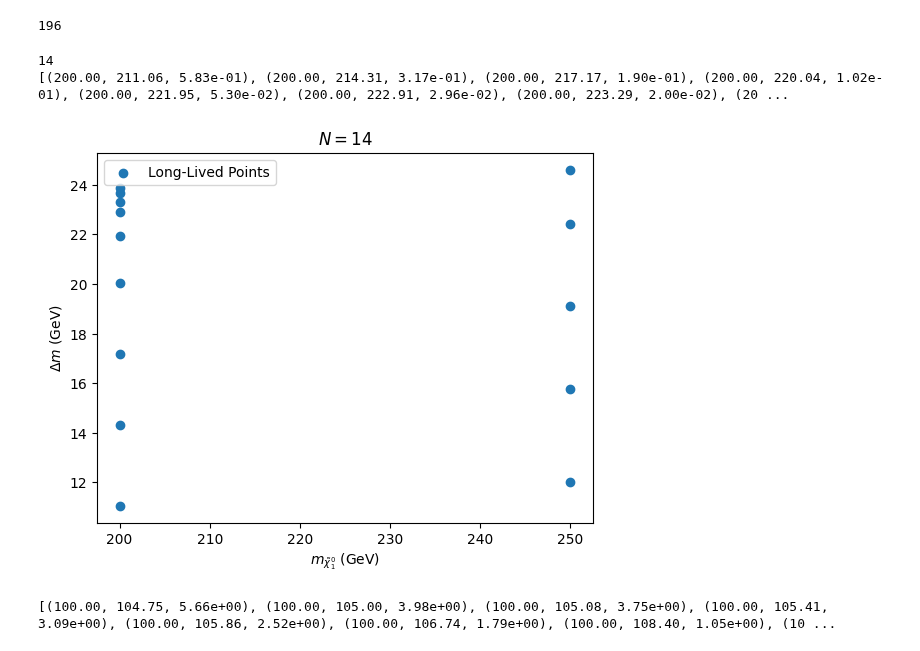
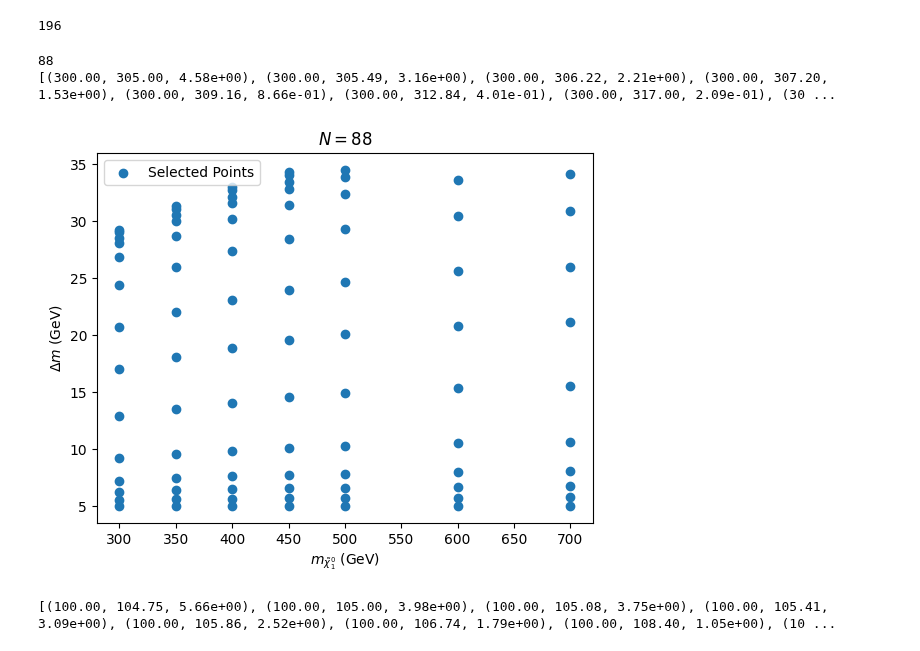
Before and after one commit to andlessa/LLP-CDFO, a Jupyter notebook: massesScan.ipynb, the cells around one changed output. Saved outputs shown, nothing was run; the diff lists cells and outputs as text; code cells hidden in the pictures.

```diff
--- a/massesScan.ipynb
+++ b/massesScan.ipynb
@@ -46,32 +46,34 @@ print(len(ptsNewLight))
 196
 # %%
 # ptsNewLong = ptsNew[(ptsNew[:,0] == 100.0) & ((ptsNew[:,1]-ptsNew[:,0]) > 10.0)]
-ptsNewLong = ptsNew[(ptsNew[:,0] < 300.0)
+ptsSel = ptsNew[
+                    (ptsNew[:,0] >= 300.0)
                     # & (ptsNew[:,2] > 0.1)
-                    & (ptsNew[:,0] >= 200.0)
-                    & ((ptsNew[:,1]-ptsNew[:,0]) > 10.0)
-                    & ((ptsNew[:,1]-ptsNew[:,0]) < 25.0)]
-print(len(ptsNewLong))
-ptsIni = sorted([("%1.2f" %pt[0], "%1.2f" %pt[1], "%1.2e" %pt[2]) for pt in ptsNewLong])
+                    & (ptsNew[:,0] <= 700.0)
+                    # & ((ptsNew[:,1]-ptsNew[:,0]) > 10.0)
+                    & ((ptsNew[:,1]-ptsNew[:,0]) < 35.0)
+                ]
+print(len(ptsSel))
+ptsIni = sorted([("%1.2f" %pt[0], "%1.2f" %pt[1], "%1.2e" %pt[2]) for pt in ptsSel])
 print(str(ptsIni).replace("'", ""))
 # %% [output]
-14
-[(200.00, 211.06, 5.83e-01), (200.00, 214.31, 3.17e-01), (200.00, 217.17, 1.90e-01), (200.00, 220.04, 1.02e-01), (200.00, 221.95, 5.30e-02), (200.00, 222.91, 2.96e-02), (200.00, 223.29, 2.00e-02), (20 ...
+88
+[(300.00, 305.00, 4.58e+00), (300.00, 305.49, 3.16e+00), (300.00, 306.22, 2.21e+00), (300.00, 307.20, 1.53e+00), (300.00, 309.16, 8.66e-01), (300.00, 312.84, 4.01e-01), (300.00, 317.00, 2.09e-01), (30 ...
 # %%
 
-mN1 = ptsNewLong[:,0]
-deltaM = ptsNewLong[:,1]-mN1
-plt.scatter(mN1,deltaM,label='Long-Lived Points')
+mN1 = ptsSel[:,0]
+deltaM = ptsSel[:,1]-mN1
+plt.scatter(mN1,deltaM,label='Selected Points')
 plt.legend()
 # plt.xscale('log')
 # plt.xlim(100,300)
 # plt.ylim(25.,2000.)
 plt.ylabel(r'$\Delta m$ (GeV)')
 plt.xlabel(r'$m_{\tilde \chi_1^0}$ (GeV)')
-plt.title(r'$N = %i$' %len(ptsNewLong))
+plt.title(r'$N = %i$' %len(ptsSel))
 plt.show()
 # %% [output]
-[figure, old version]
+[figure, new version]
 # %%
 ptsIni = sorted([("%1.2f" %pt[0], "%1.2f" %pt[1], "%1.2e" %pt[2]) for pt in ptsNewLight])
 print(str(ptsIni).replace("'", ""))
```
Also changed, not shown: 5 other files.
